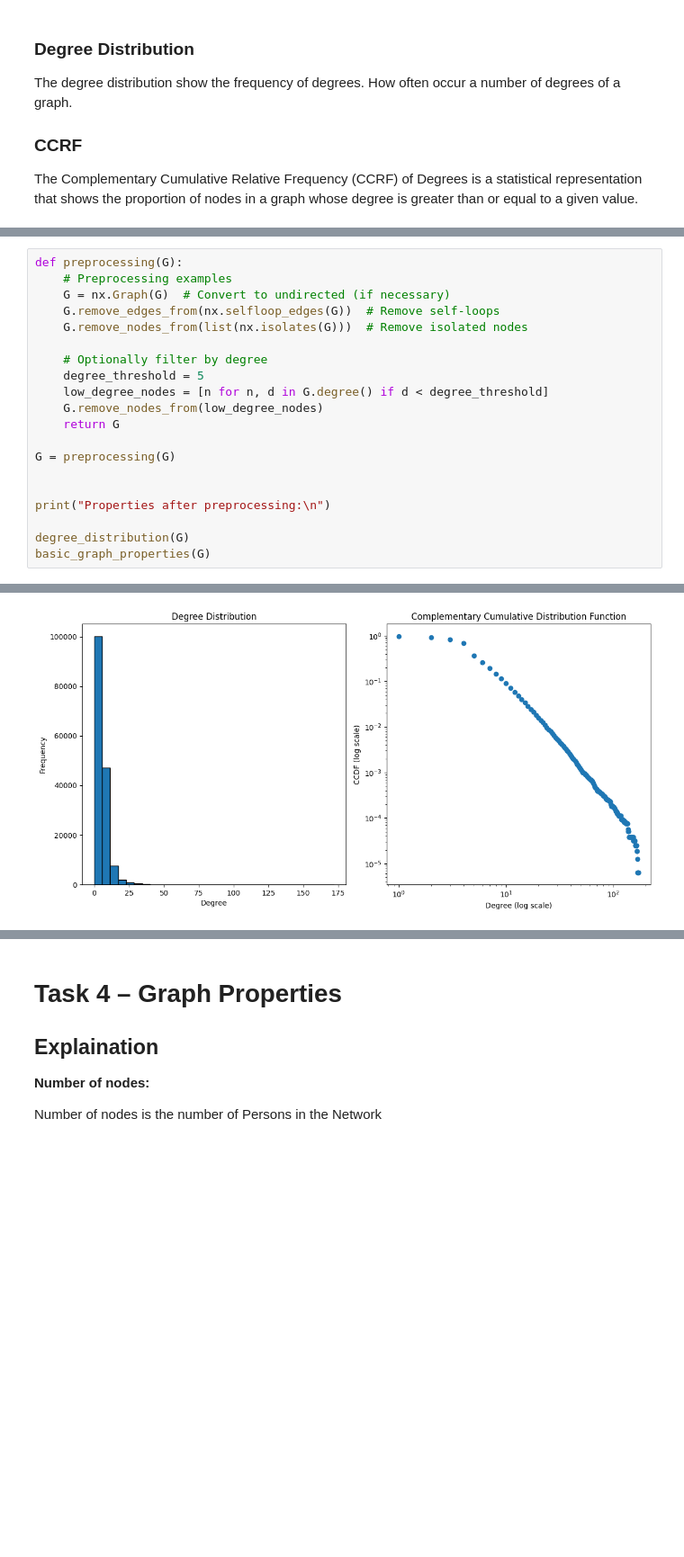
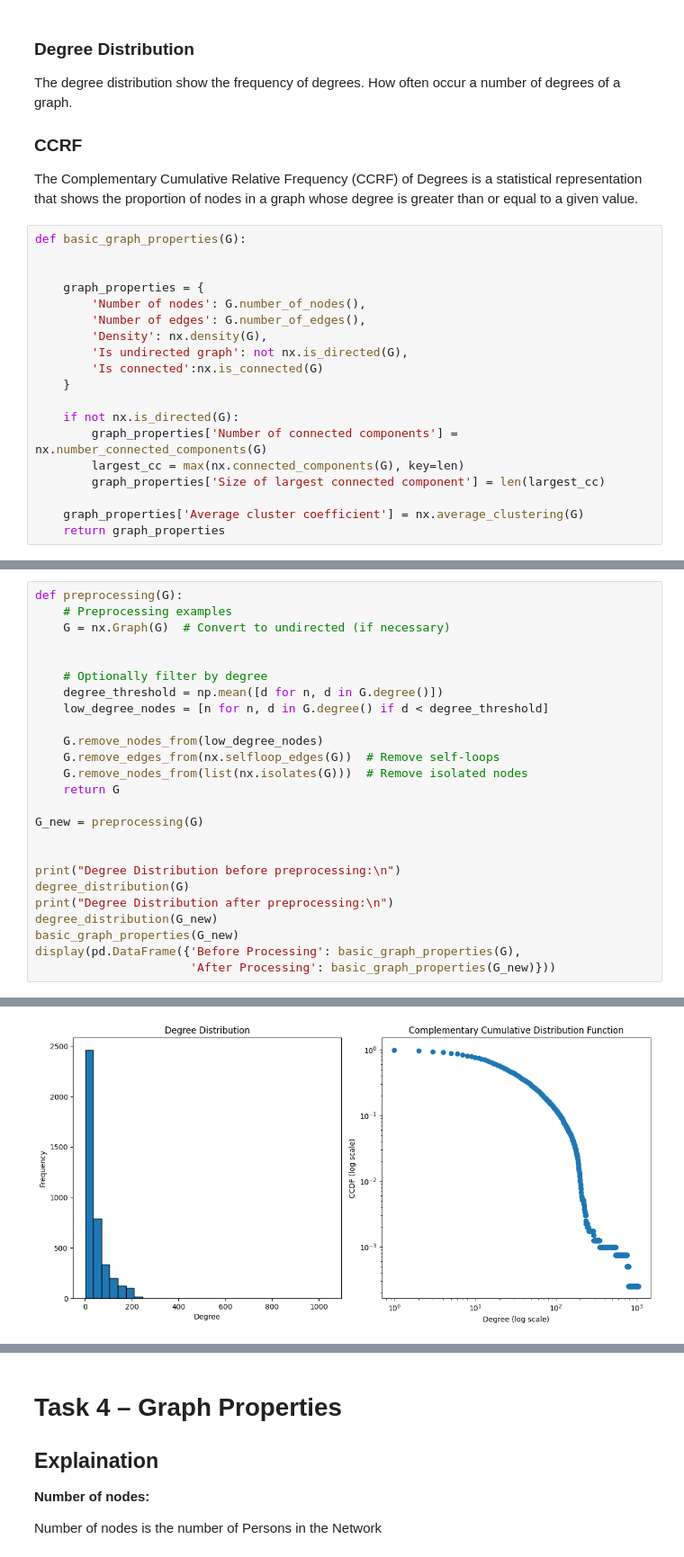
Before and after one commit to RATFIVE/PorfolioExamDataMining, a Jupyter notebook: code/experiments_graph.ipynb, the cells around one changed output, grey strips where cells are left out. Shown at 90% size. Saved outputs shown, nothing was run; the diff lists cells and outputs as text; blank space fills up the shorter version.

```diff
--- a/code/experiments_graph.ipynb
+++ b/code/experiments_graph.ipynb
@@ -117,6 +98,25 @@ The degree distribution show the frequency of degrees. How often occur a number
 
 ### CCRF
 The Complementary Cumulative Relative Frequency (CCRF) of Degrees is a statistical representation that shows the proportion of nodes in a graph whose degree is greater than or equal to a given value.
+# %%
+def basic_graph_properties(G):
+
+
+    graph_properties = {
+        'Number of nodes': G.number_of_nodes(),
+        'Number of edges': G.number_of_edges(),
+        'Density': nx.density(G),
+        'Is undirected graph': not nx.is_directed(G),
+        'Is connected':nx.is_connected(G)
+    }
+
+    if not nx.is_directed(G):
+        graph_properties['Number of connected components'] = nx.number_connected_components(G)
+        largest_cc = max(nx.connected_components(G), key=len)
+        graph_properties['Size of largest connected component'] = len(largest_cc)
+
+    graph_properties['Average cluster coefficient'] = nx.average_clustering(G)
+    return graph_properties
 # %%
 def degree_distribution(G):
 
@@ -159,20 +154,25 @@ basic_graph_properties(G)
 def preprocessing(G):
     # Preprocessing examples
     G = nx.Graph(G)  # Convert to undirected (if necessary)
+
+
+    # Optionally filter by degree
+    degree_threshold = np.mean([d for n, d in G.degree()])
+    low_degree_nodes = [n for n, d in G.degree() if d < degree_threshold]
+
+    G.remove_nodes_from(low_degree_nodes)
     G.remove_edges_from(nx.selfloop_edges(G))  # Remove self-loops
     G.remove_nodes_from(list(nx.isolates(G)))  # Remove isolated nodes
-
-    # Optionally filter by degree
-    degree_threshold = 5
-    low_degree_nodes = [n for n, d in G.degree() if d < degree_threshold]
-    G.remove_nodes_from(low_degree_nodes)
     return G
 
-G = preprocessing(G)
+G_new = preprocessing(G)
 
 
-print("Properties after preprocessing:\n")
-
+print("Degree Distribution before preprocessing:\n")
 degree_distribution(G)
-basic_graph_properties(G)
+print("Degree Distribution after preprocessing:\n")
+degree_distribution(G_new)
+basic_graph_properties(G_new)
+display(pd.DataFrame({'Before Processing': basic_graph_properties(G),
+                      'After Processing': basic_graph_properties(G_new)}))
 # %% [output]
@@ -188 +180 @@ Average cluster coefficient: 0.4988070226890526
-[figure, old version]
+[figure, new version]
```
Also changed, not shown: parts of 24 cells of this notebook.
